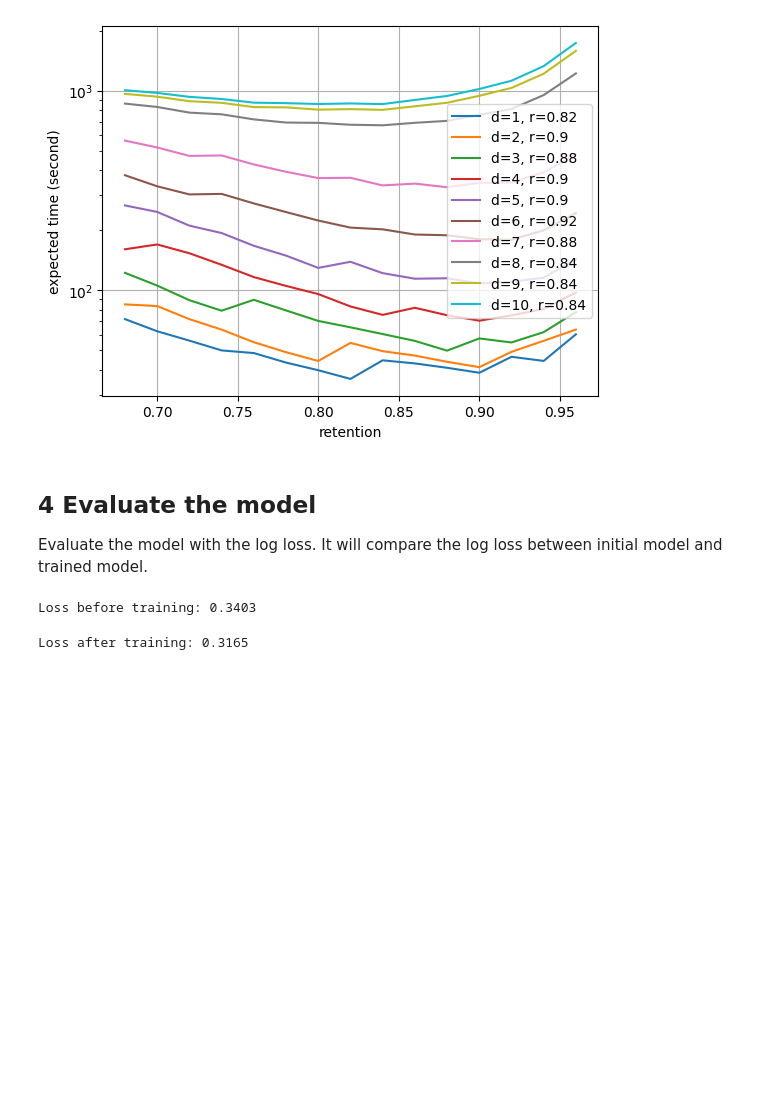
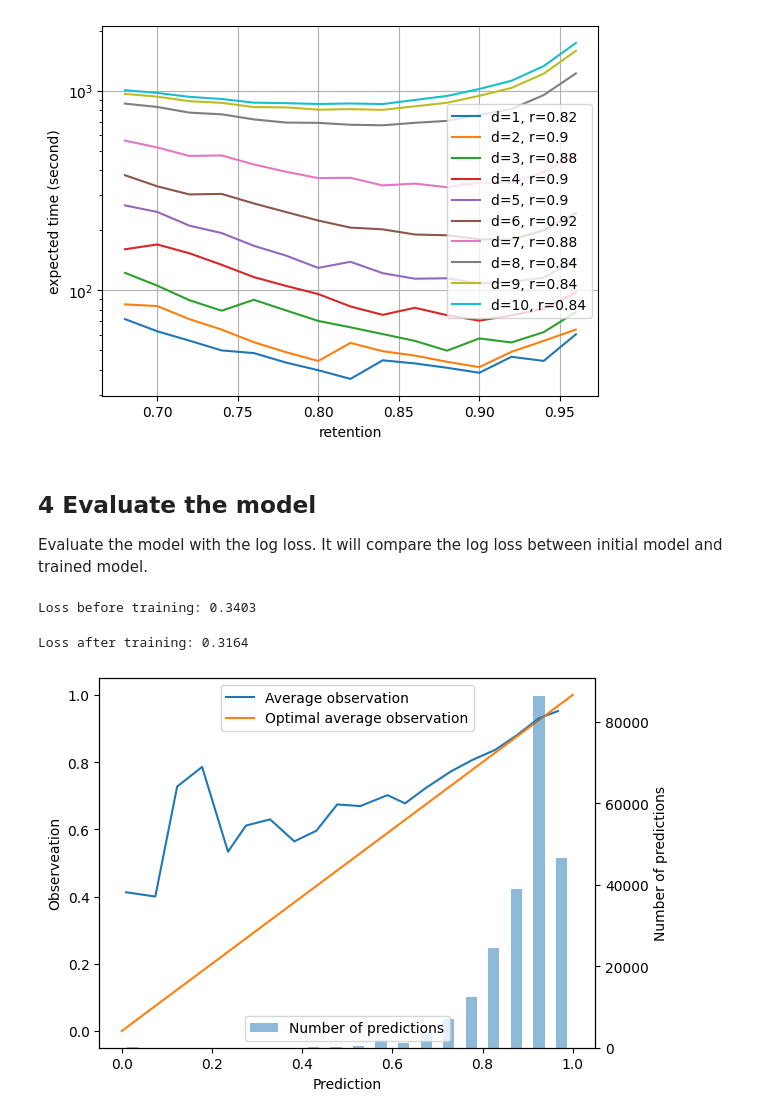
Before and after one commit to open-spaced-repetition/fsrs4anki, a Jupyter notebook: fsrs4anki_optimizer.ipynb, the cells around one changed output. Saved outputs shown, nothing was run; the diff lists cells and outputs as text; code cells hidden in the pictures; blank space fills up the shorter version.

Commit message:
Feat/Calibration graph

```diff
--- a/fsrs4anki_optimizer.ipynb
+++ b/fsrs4anki_optimizer.ipynb
@@ -687,7 +687,14 @@ Evaluate the model with the log loss. It will compare the log loss between initi
 # %%
 def log_loss(row):
     states = my_collection.states(row['t_history'], row['r_history'])
-    row['log_loss'] = float(my_collection.model.loss(states[0], row['delta_t'], {1: 0, 2: 1, 3: 1, 4: 1}[row['r']]))
+    s = states[0]
+    p = np.exp(np.log(0.9) * row['delta_t'] / s)
+    y = {1: 0, 2: 1, 3: 1, 4: 1}[row['r']]
+    loss = - np.log(p) if y == 1 else - np.log(1 - p)
+    row['stability'] = s
+    row['p'] = p
+    row['y'] = y
+    row['log_loss'] = loss
     return row
 
 my_collection = Collection(init_w)
@@ -698,4 +705,54 @@ dataset = dataset.progress_apply(log_loss, axis=1)
 print(f"Loss after training: {dataset['log_loss'].mean():.4f}")
 # %% [output]
 Loss before training: 0.3403
-Loss after training: 0.3165
+Loss after training: 0.3164
+# %%
+# code from https://github.com/papousek/duolingo-halflife-regression/blob/master/evaluation.py
+def load_brier(predictions, real, bins=20):
+    counts = np.zeros(bins)
+    correct = np.zeros(bins)
+    prediction = np.zeros(bins)
+    for p, r in zip(predictions, real):
+        bin = min(int(p * bins), bins - 1)
+        counts[bin] += 1
+        correct[bin] += r
+        prediction[bin] += p
+    prediction_means = prediction / counts
+    prediction_means[np.isnan(prediction_means)] = ((np.arange(bins) + 0.5) / bins)[np.isnan(prediction_means)]
+    correct_means = correct / counts
+    correct_means[np.isnan(correct_means)] = 0
+    size = len(predictions)
+    answer_mean = sum(correct) / size
+    return {
+        "reliability": sum(counts * (correct_means - prediction_means) ** 2) / size,
+        "resolution": sum(counts * (correct_means - answer_mean) ** 2) / size,
+        "uncertainty": answer_mean * (1 - answer_mean),
+        "detail": {
+            "bin_count": bins,
+            "bin_counts": list(counts),
+            "bin_prediction_means": list(prediction_means),
+            "bin_correct_means": list(correct_means),
+        }
+    }
+
+def plot_brier(predictions, real, bins=20):
+    brier = load_brier(predictions, real, bins=bins)
+    plt.figure()
+    plt.plot(brier['detail']['bin_prediction_means'], brier['detail']['bin_correct_means'], label='Average observation')
+    plt.plot((0, 1), (0, 1), label='Optimal average observation')
+    bin_count = brier['detail']['bin_count']
+    counts = np.array(brier['detail']['bin_counts'])
+    bins = (np.arange(bin_count) + 0.5) / bin_count
+    plt.legend(loc='upper center')
+    plt.xlabel('Prediction')
+    plt.ylabel('Observeation')
+    plt.twinx()
+    plt.ylabel('Number of predictions')
+    plt.bar(bins, counts, width=(0.5 / bin_count), alpha=0.5, label='Number of predictions')
+    plt.legend(loc='lower center')
+
+
+plot_brier(dataset['p'], dataset['y'], bins=20)
+plt.show()
+# %% [output]
+[figure, added]
```
